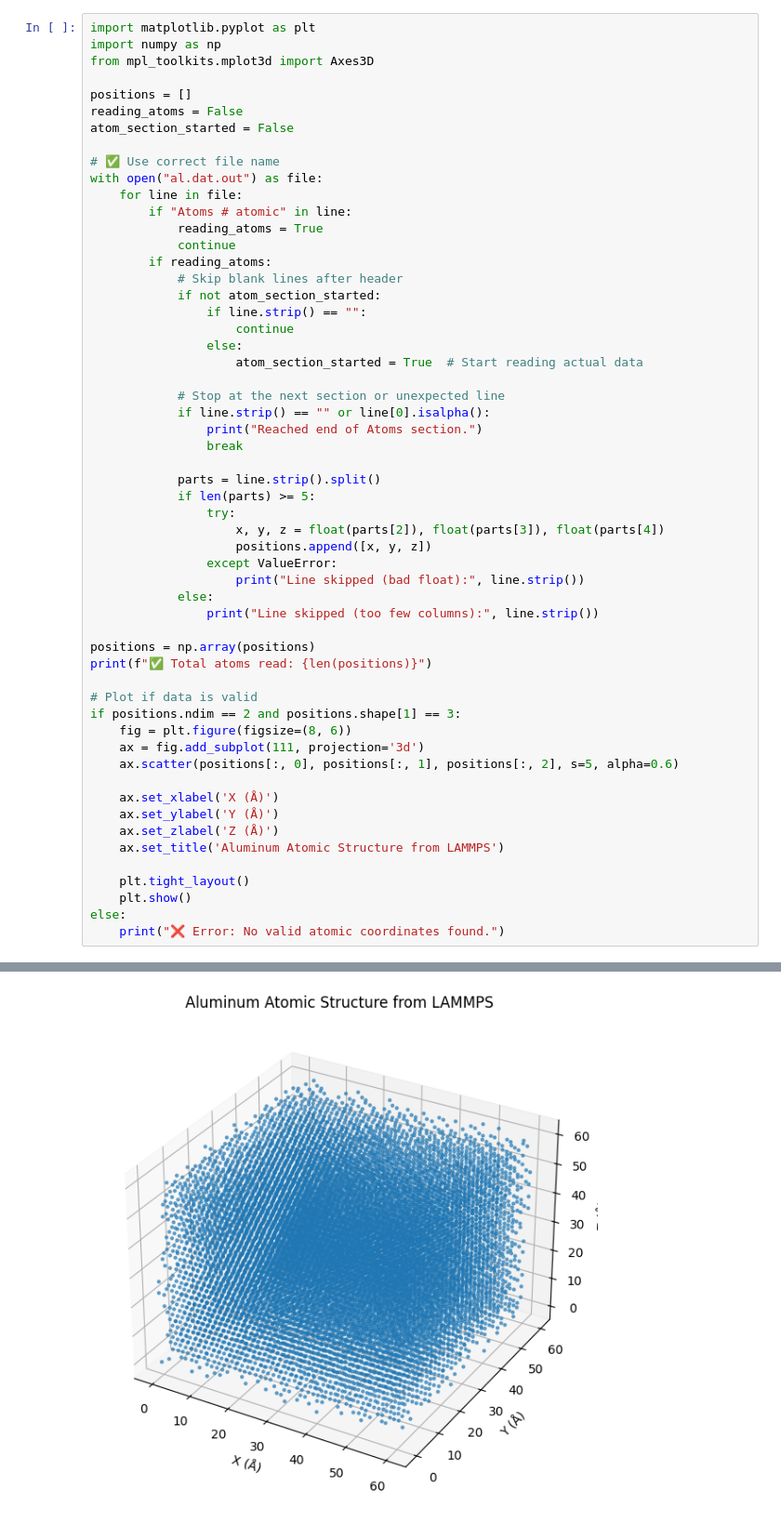
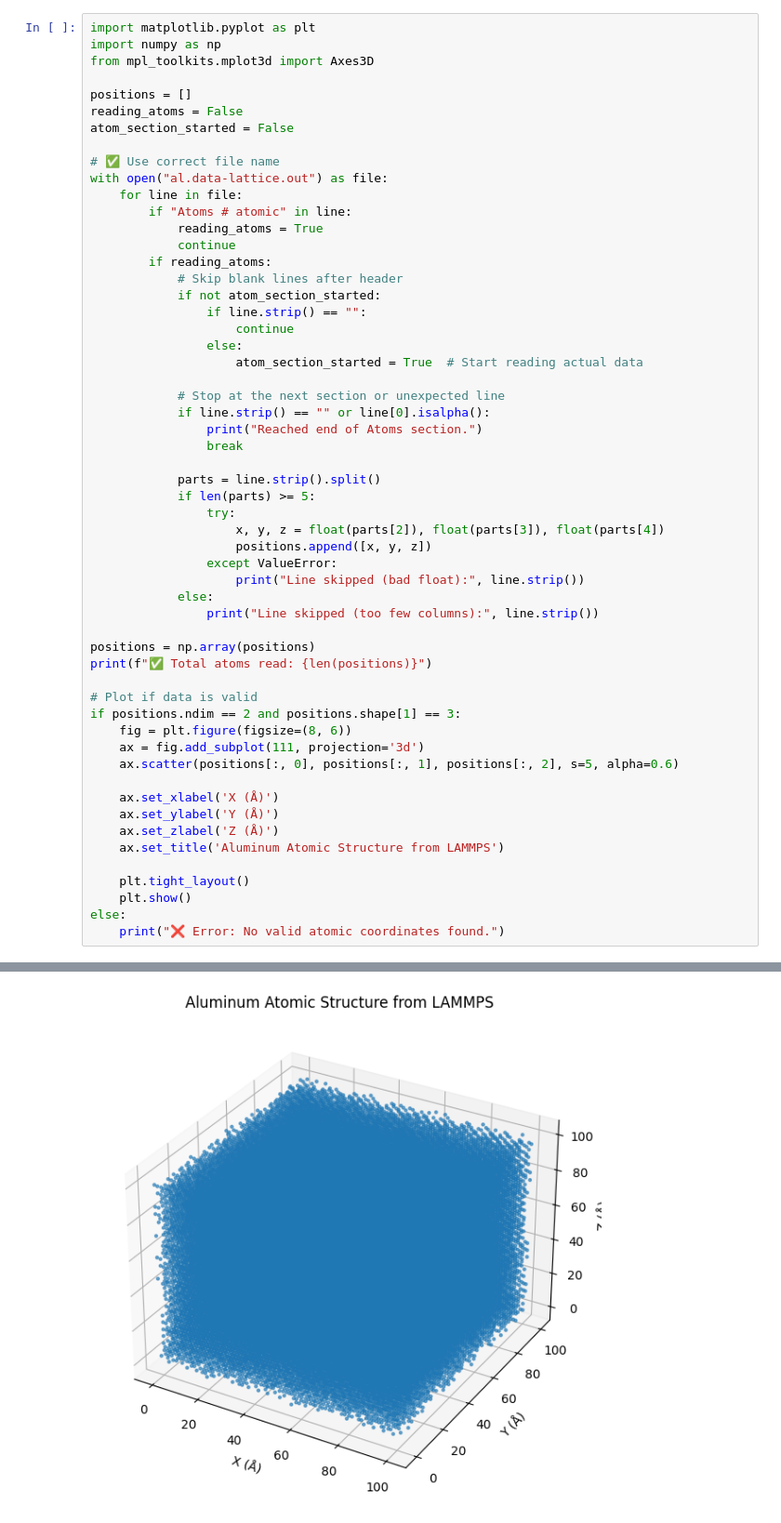
Before and after one commit to 123shwetarohokale/lammps-aluminum-optimization, a Jupyter notebook: analyze_energy.ipynb, the cells around one changed output, grey strips where cells are left out. Shown at 93% size. Drawn from its saved outputs; the diff is of its cells as text.

```diff
--- a/analyze_energy.ipynb
+++ b/analyze_energy.ipynb
@@ -29,7 +29,7 @@ reading_atoms = False
 atom_section_started = False
 
 # ✅ Use correct file name
-with open("al.dat.out") as file:
+with open("al.data-lattice.out") as file:
     for line in file:
         if "Atoms # atomic" in line:
             reading_atoms = True
@@ -81 +81 @@ Reached end of Atoms section.
-[figure, old version]
+[figure, new version]
```
Also changed, not shown: parts of 4 cells of this notebook.
